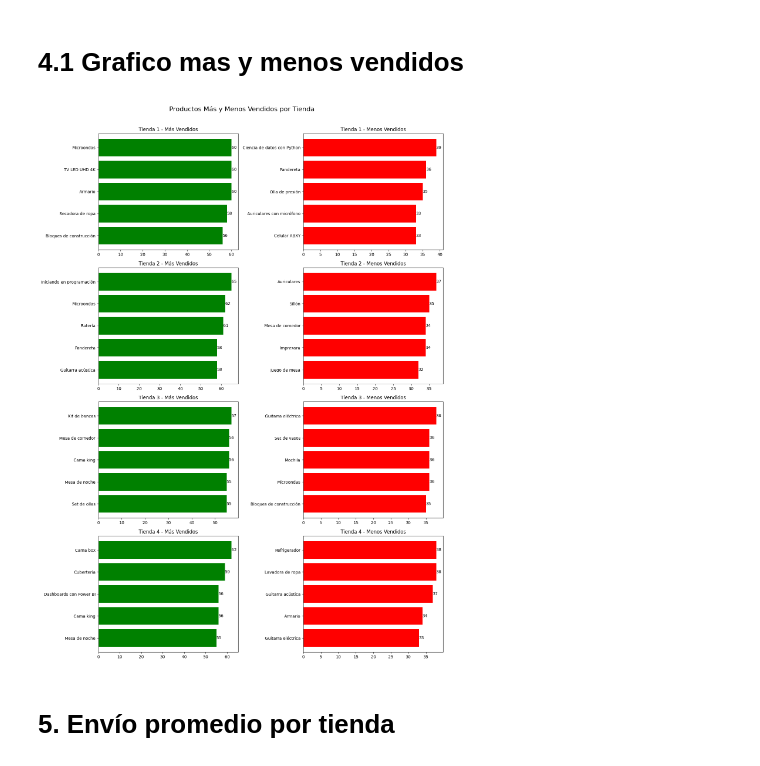
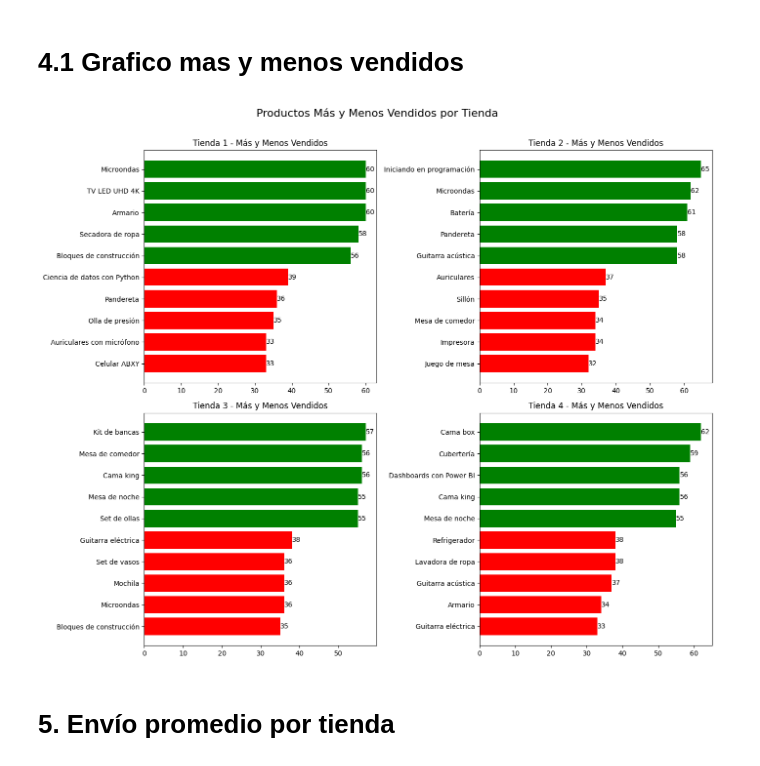
Before and after one commit to yerko33/AluraStore_Latam, a Jupyter notebook: AluraStoreLatam.ipynb, the cells around one changed output. Saved outputs shown, nothing was run; the diff lists cells and outputs as text; code cells hidden in the pictures.

```diff
--- a/AluraStoreLatam.ipynb
+++ b/AluraStoreLatam.ipynb
@@ -147,7 +147,7 @@ Top 3 categorías más populares en la tienda 4:
 # %% [markdown]
 # 2.1 Grafico ventas por categoria
 # %%
-#Creacion de graficos
+import matplotlib.pyplot as plt
 
 # Diccionario de productos y ventas por tienda
 dic_Tienda1 = categorias_tienda1
@@ -160,6 +160,9 @@ tiendas = [dic_Tienda1, dic_Tienda2, dic_Tienda3, dic_Tienda4]
 nombres_tiendas = ['Tienda 1', 'Tienda 2', 'Tienda 3', 'Tienda 4']
 
 # Crear gráfico de torta para cada tienda
+fig, axs = plt.subplots(2, 2, figsize=(14, 10))  # Crear grid 2x2
+axs = axs.flatten()  # Aplanar para recorrer más fácilmente
+
 for i, tienda_categoria in enumerate(tiendas):
     # Ordenar productos por ventas en orden descendente
     productos_ordenados = sorted(tienda_categoria.items(), key=lambda x: x[1], reverse=True)
@@ -179,9 +182,10 @@ for i, tienda_categoria in enumerate(tiendas):
     productos_top3_nombres.append('Otros')
     ventas_top3.append(ventas_otros)
 
-    # Crear gráfico de torta
-    plt.figure(figsize=(7, 7))
-    plt.pie(ventas_top3, labels=productos_top3_nombres, autopct='%1.1f%%', startangle=140)
-    plt.title(f"Ventas por Categoría en {nombres_tiendas[i]}: 3 Más Populares sobre el Total", pad=20)
-    plt.show()
+    # Crear gráfico de torta en el subplot correspondiente
+    axs[i].pie(ventas_top3, labels=productos_top3_nombres, autopct='%1.1f%%', startangle=140)
+    axs[i].set_title(f"Ventas por Categoría en {nombres_tiendas[i]}", pad=20)
+
+plt.tight_layout()
+plt.show()
 # %% [output]
@@ -335,50 +336,56 @@ Lavadora de ropa: 38 ventas
 # Datos de productos más y menos vendidos para cada tienda
 productos_mas_vendidos_listas = [
     sorted(productos_tienda1.items(), key=lambda x: x[1], reverse=True)[:5],
     sorted(productos_tienda2.items(), key=lambda x: x[1], reverse=True)[:5],
     sorted(productos_tienda3.items(), key=lambda x: x[1], reverse=True)[:5],
     sorted(productos_tienda4.items(), key=lambda x: x[1], reverse=True)[:5]
 ]
 
 productos_menos_vendidos_listas = [
     sorted(productos_tienda1.items(), key=lambda x: x[1])[:5],
     sorted(productos_tienda2.items(), key=lambda x: x[1])[:5],
     sorted(productos_tienda3.items(), key=lambda x: x[1])[:5],
     sorted(productos_tienda4.items(), key=lambda x: x[1])[:5]
 ]
 
 nombres_tiendas = ["Tienda 1", "Tienda 2", "Tienda 3", "Tienda 4"]
 
-fig, axes = plt.subplots(nrows=4, ncols=2, figsize=(14, 20))  # Crea una matriz de 4 filas x 2 columnas. axes es un array 2D
-fig.suptitle("Productos Más y Menos Vendidos por Tienda", fontsize=16) #Se agrega un titulo general
+# Crear una figura con una cuadrícula 2x2
+fig, axes = plt.subplots(nrows=2, ncols=2, figsize=(14, 12))  # 2 filas y 2 columnas
+fig.suptitle("Productos Más y Menos Vendidos por Tienda", fontsize=16)  # Título general
 
+# Recorrer cada tienda y generar los gráficos combinados
 for i in range(4):
-    # Más vendidos (columna 0)
-    productos_mas = sorted(productos_mas_vendidos_listas[i], key=lambda x: x[1], reverse=True) #Ordena los productos de mayor a menor
+    # Más vendidos
+    productos_mas = sorted(productos_mas_vendidos_listas[i], key=lambda x: x[1], reverse=True)
     nombres_mas = [p[0] for p in productos_mas]
     cantidades_mas = [p[1] for p in productos_mas]
 
-    axes[i][0].barh(nombres_mas, cantidades_mas, color='green') #Dibuja un grafico de barras horizontales
-    axes[i][0].invert_yaxis()  #Pone el producto de mayor cantidad primero
-    axes[i][0].set_title(f"{nombres_tiendas[i]} - Más Vendidos") #Agrega el titulo del grafico
-    for j, valor in enumerate(cantidades_mas): #Agrega la cantidad como texto en cada barra
-        axes[i][0].text(valor, j, str(valor), va='center', ha='left')
-
-    # Menos vendidos (columna 1)
-    productos_menos = sorted(productos_menos_vendidos_listas[i], key=lambda x: x[1], reverse=True)  # orden descendente
+    # Menos vendidos (orden descendente)
+    productos_menos = sorted(productos_menos_vendidos_listas[i], key=lambda x: x[1], reverse=True)  # Corregido
     nombres_menos = [p[0] for p in productos_menos]
     cantidades_menos = [p[1] for p in productos_menos]
 
-    axes[i][1].barh(nombres_menos, cantidades_menos, color='red')
-    axes[i][1].invert_yaxis()
-    axes[i][1].set_title(f"{nombres_tiendas[i]} - Menos Vendidos")
+    # Dibujar ambos gráficos en el mismo gráfico de barras (más vendidos + menos vendidos)
+    axes[i//2, i%2].barh(nombres_mas, cantidades_mas, color='green', label='Más Vendidos')  # Más vendidos
+    axes[i//2, i%2].barh(nombres_menos, cantidades_menos, color='red', label='Menos Vendidos')  # Menos vendidos
+
+    # Invertir el eje Y para que los productos más vendidos estén arriba
+    axes[i//2, i%2].invert_yaxis()
+    axes[i//2, i%2].set_title(f"{nombres_tiendas[i]} - Más y Menos Vendidos")  # Título para el gráfico
+
+    # Agregar cantidades como texto en las barras
+    for j, valor in enumerate(cantidades_mas):
+        axes[i//2, i%2].text(valor, j, str(valor), va='center', ha='left')
+
     for j, valor in enumerate(cantidades_menos):
-        axes[i][1].text(valor, j, str(valor), va='center', ha='left')
+        axes[i//2, i%2].text(valor, j + len(cantidades_mas), str(valor), va='center', ha='left')
 
+# Ajustar el layout para que no se sobrepongan los gráficos
 plt.tight_layout(rect=[0, 0.03, 1, 0.97])  # Deja espacio para el título
 plt.show()
 # %% [output]
-[figure, old version]
+[figure, new version]
 # %% [markdown]
 # 5. Envío promedio por tienda
 # %%
```
Also changed, not shown: parts of 6 cells of this notebook.
